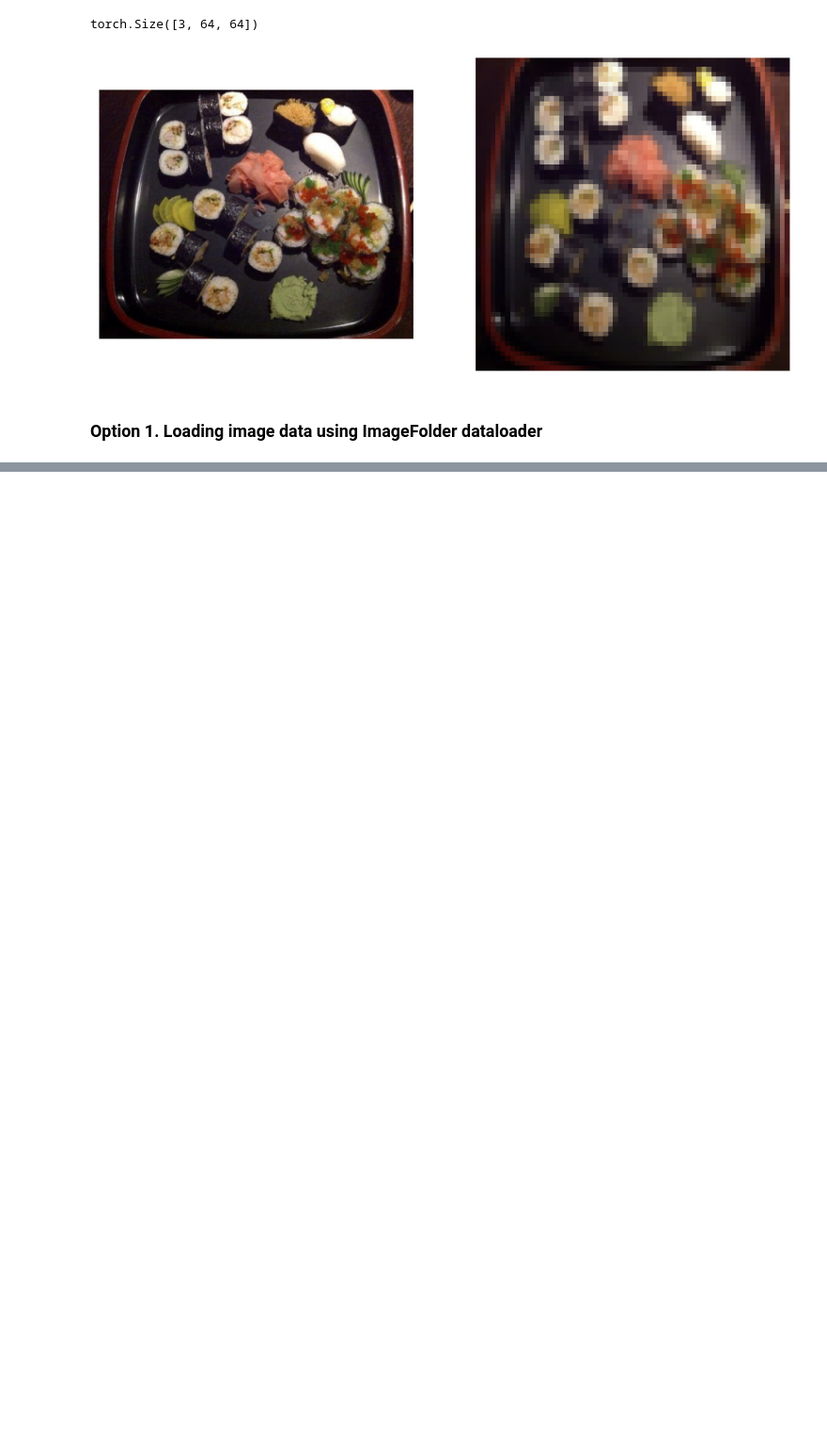
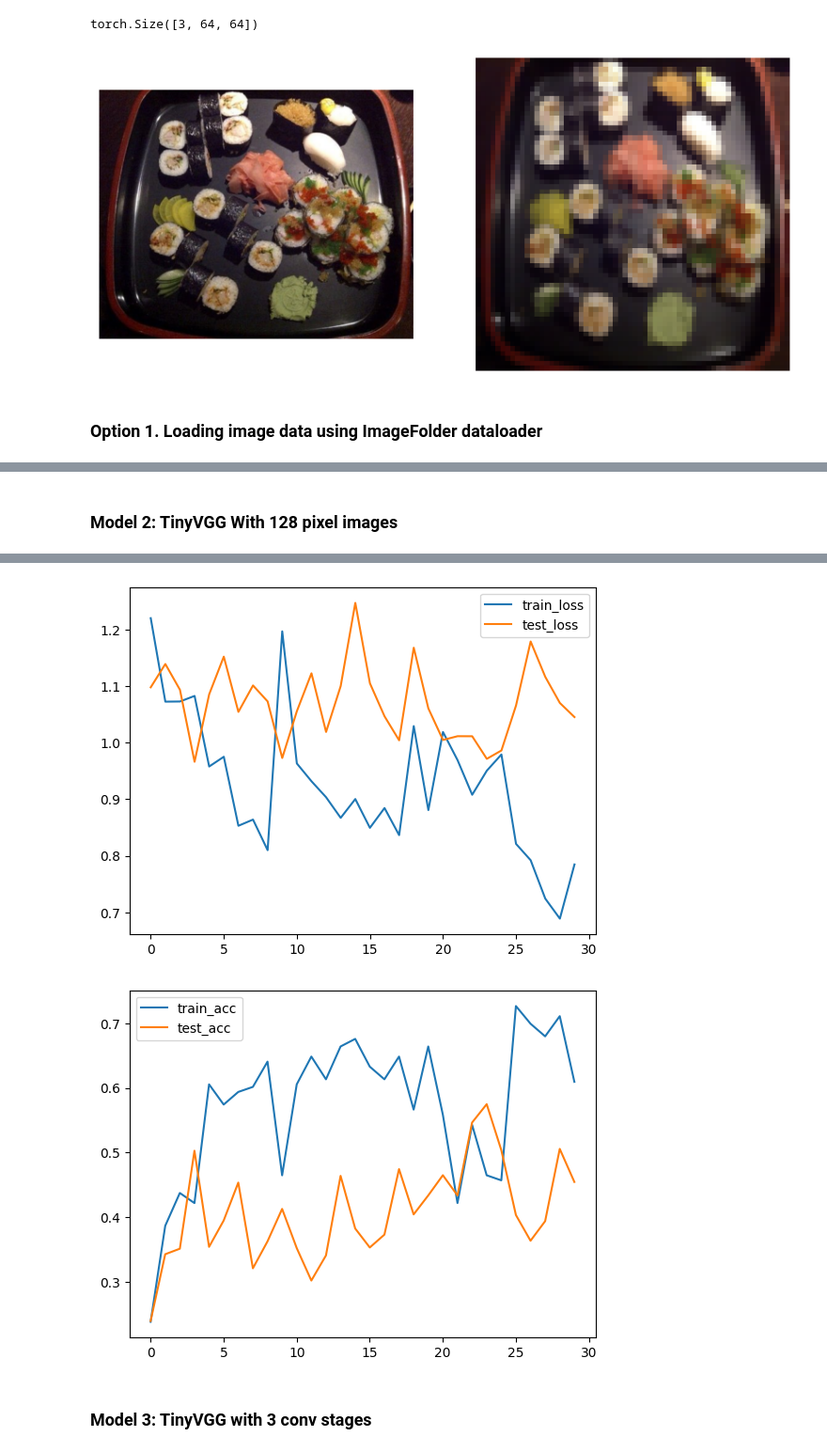
Before and after one commit to chanep/pytorch-test, a Jupyter notebook: chapter_04.ipynb, the cells around one changed output, grey strips where cells are left out. Shown at 94% size. Saved outputs shown, nothing was run; the diff lists cells and outputs as text; code cells hidden in the pictures; blank space fills up the shorter version.

```diff
--- a/chapter_04.ipynb
+++ b/chapter_04.ipynb
@@ -145,0 +639,50 @@ _ = plt.title(train_data.classes[sample_label])
+# %% [markdown]
+### Model 2: TinyVGG With 128 pixel images
+# %%
+# Trivial augmentation transform
+train_transform = transforms.Compose([
+  transforms.Resize((128, 128), ),
+  transforms.TrivialAugmentWide(),
+  transforms.ToTensor()
+])
+
+test_transform = transforms.Compose([
+  transforms.Resize((128, 128), ),
+  transforms.ToTensor()
+])
+
+train_data = ImageFolder(root=train_dir, transform=train_transform)
+test_data = ImageFolder(root=test_dir, transform=test_transform)
+
+# Create dataloaders
+BATCH_SIZE = 32
+train_loader = DataLoader(train_data, batch_size=BATCH_SIZE, shuffle=True, num_workers=os.cpu_count())
+test_loader = DataLoader(test_data, batch_size=BATCH_SIZE, shuffle=False, num_workers=os.cpu_count())
+# %%
+torch.manual_seed(42)
+torch.cuda.manual_seed(42)
+
+EPOCHS = 30
+
+model_2 = TinyVGG(input_shape=3,
+                  hidden_units=64,
+                  output_shape=len(train_data.classes),
+                  image_width=128).to(device)
+
+loss_fn = nn.CrossEntropyLoss()
+optimizer = torch.optim.Adam(model_2.parameters(), lr=0.001)
+
+results_2 = train(model_2, train_loader, test_loader, loss_fn, optimizer, EPOCHS)
+
+# Plot the loss
+plt.plot(results_2["train_loss"], label="train_loss")
+plt.plot(results_2["test_loss"], label="test_loss")
+plt.legend()
+plt.show()
+
+# Plot the accuracy
+plt.plot(results_2["train_acc"], label="train_acc")
+plt.plot(results_2["test_acc"], label="test_acc")
+plt.legend()
+plt.show()
+# %% [output]
@@ -145,0 +706,4 @@ _ = plt.title(train_data.classes[sample_label])
+[figure, added]
+[figure, added]
+# %% [markdown]
+### Model 3: TinyVGG with 3 conv stages
```
Also changed, not shown: parts of 38 cells of this notebook, 1 other file.
